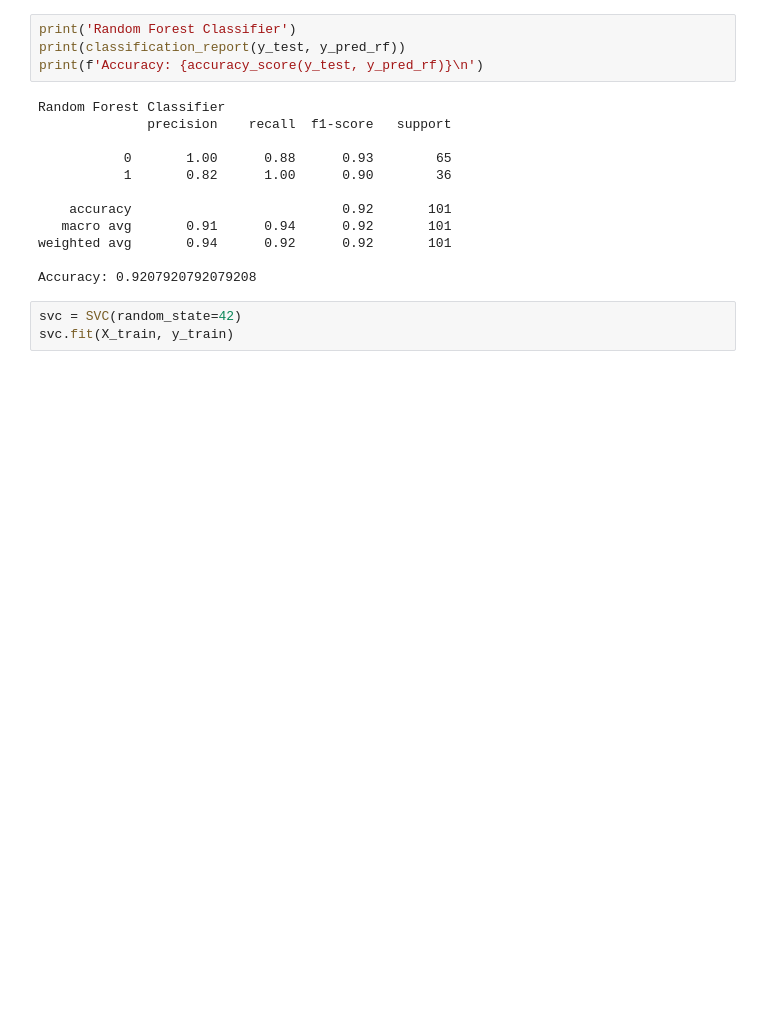
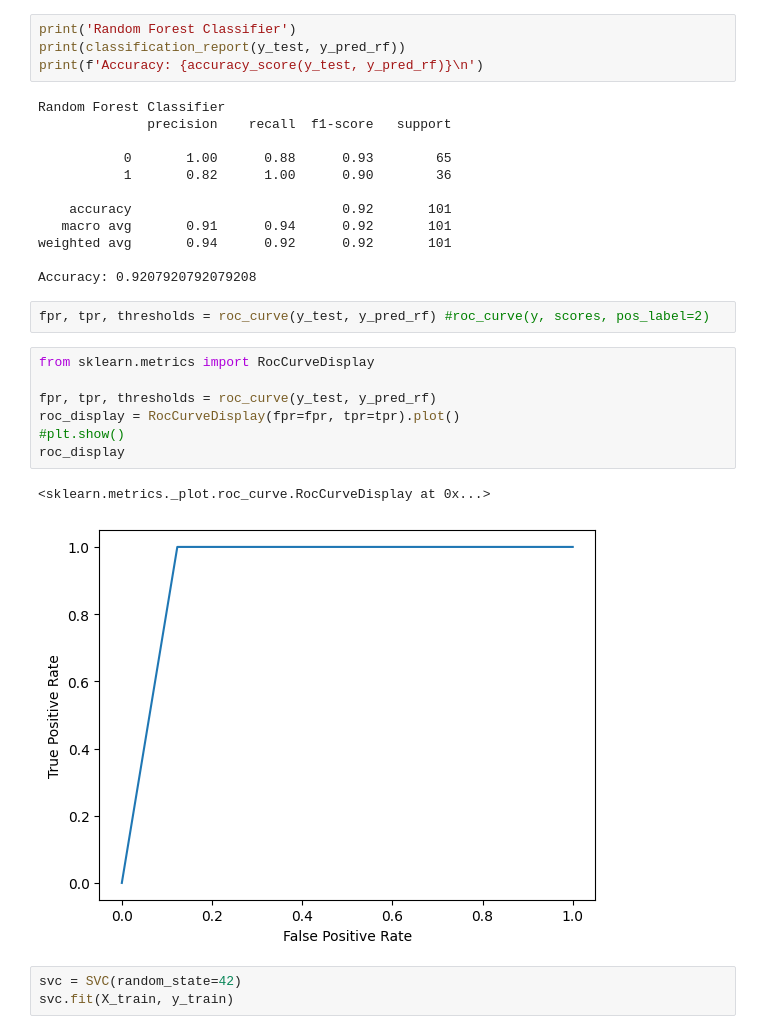
Before and after one commit to KubraGun/Crop-Irrigation-Scheduling, a Jupyter notebook: Crop_Irrigation_Scheduling_Prediction.ipynb, the cells around one changed output. Saved outputs shown, nothing was run; the diff lists cells and outputs as text; blank space fills up the shorter version.

Commit message:
roc curves

```diff
--- a/Crop_Irrigation_Scheduling_Prediction.ipynb
+++ b/Crop_Irrigation_Scheduling_Prediction.ipynb
@@ -274,6 +277,18 @@ Random Forest Classifier
 weighted avg       0.94      0.92      0.92       101
 
 Accuracy: 0.9207920792079208
+# %%
+fpr, tpr, thresholds = roc_curve(y_test, y_pred_rf) #roc_curve(y, scores, pos_label=2)
+# %%
+from sklearn.metrics import RocCurveDisplay
+
+fpr, tpr, thresholds = roc_curve(y_test, y_pred_rf)
+roc_display = RocCurveDisplay(fpr=fpr, tpr=tpr).plot()
+#plt.show()
+roc_display
+# %% [output]
+<sklearn.metrics._plot.roc_curve.RocCurveDisplay at 0x...>
+[figure, added]
 # %%
 svc = SVC(random_state=42)
 svc.fit(X_train, y_train)
```
Also changed, not shown: parts of 8 cells of this notebook.
